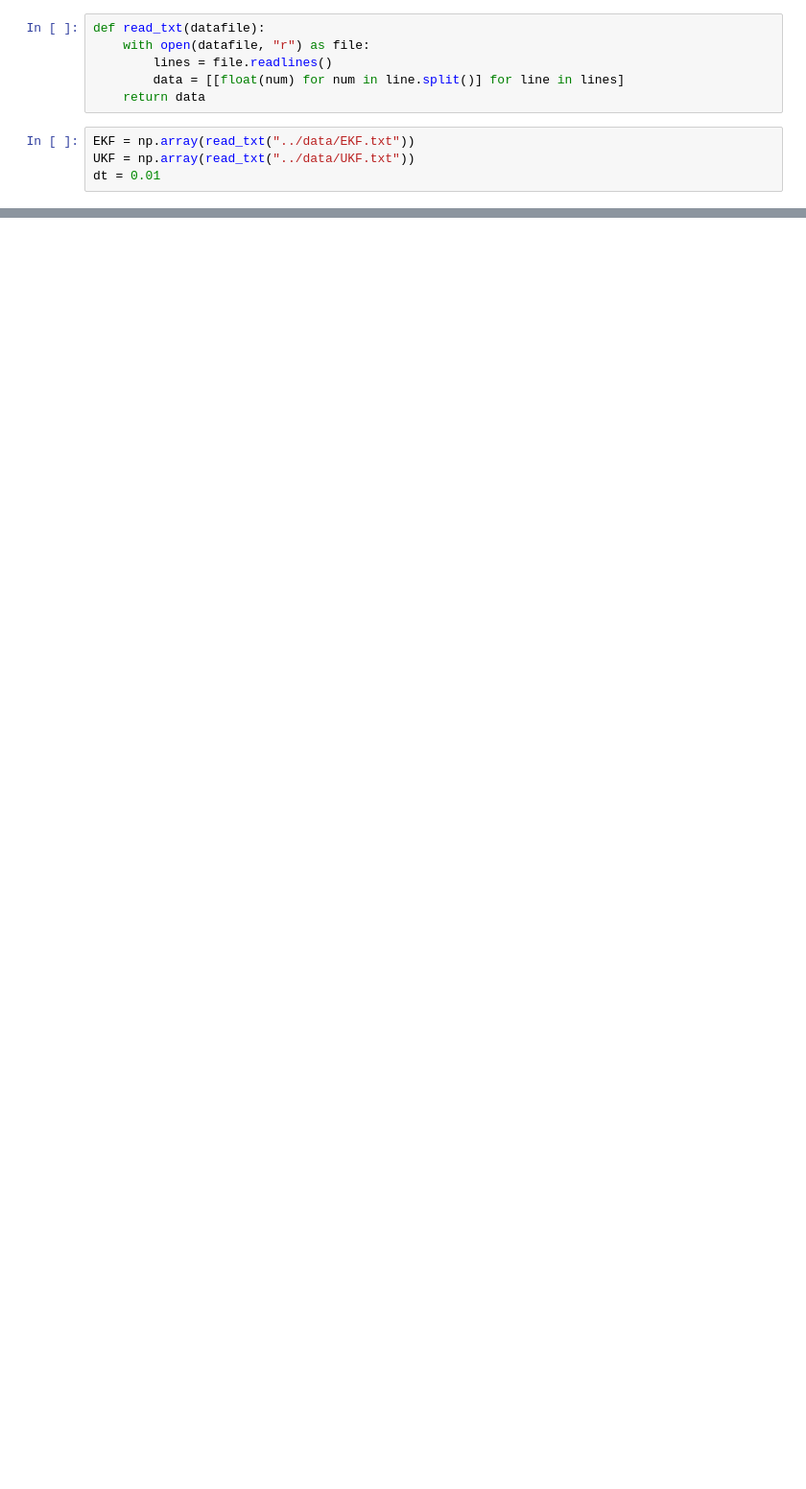
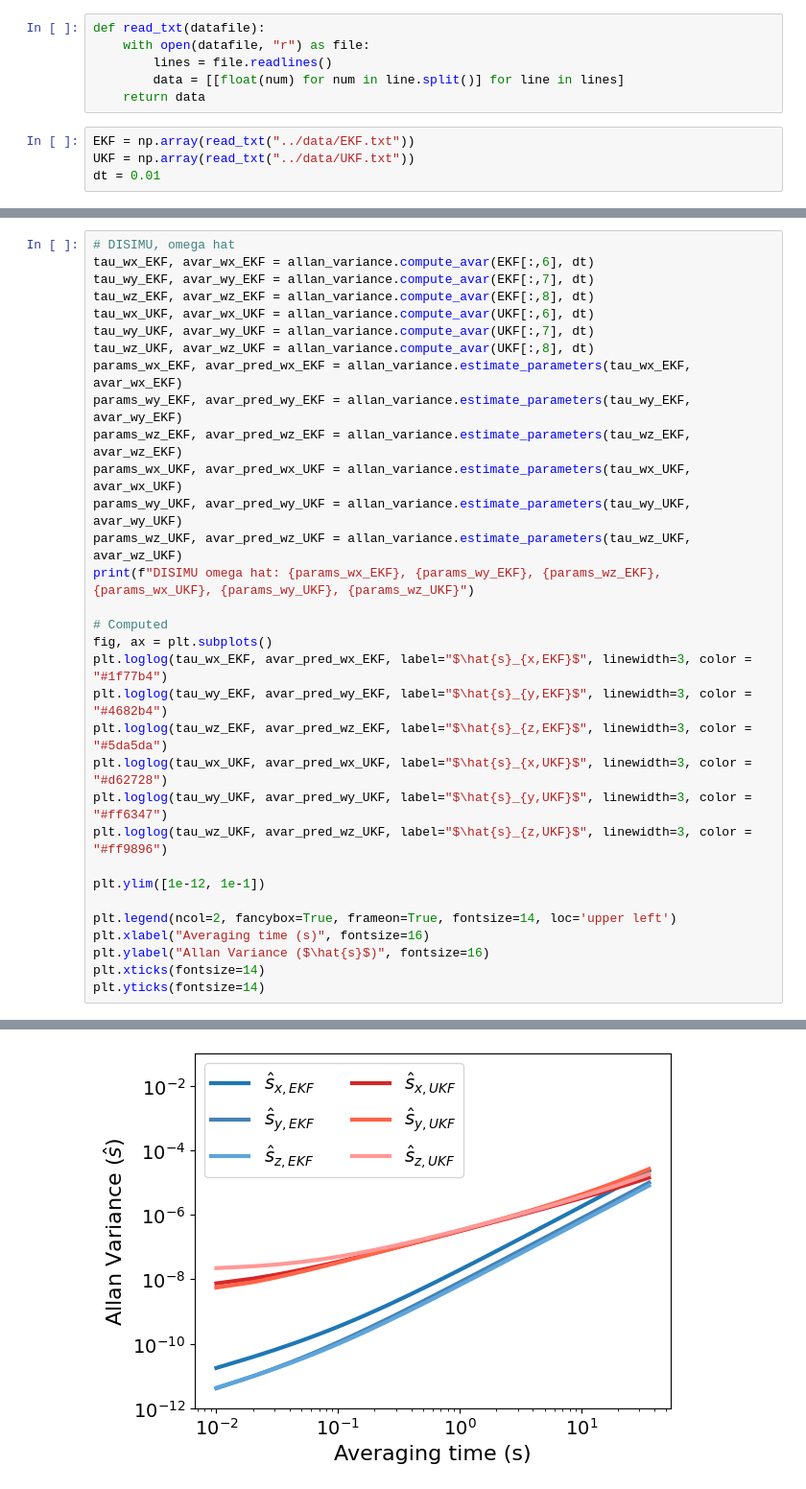
Before and after one commit to schoi355/multi_imu_fusion, a Jupyter notebook: code/plot_EKF_UKF.ipynb, the cells around one changed output, grey strips where cells are left out. Shown: that part at 96% size. Cells and saved outputs as stored; diff of their text form; blank space fills up the shorter version.

```diff
--- a/code/plot_EKF_UKF.ipynb
+++ b/code/plot_EKF_UKF.ipynb
@@ -72,0 +85,33 @@ Text(0, 0.5, 'Allan Variance ($\\hat{\\omega}$)')
+# %%
+# DISIMU, omega hat
+tau_wx_EKF, avar_wx_EKF = allan_variance.compute_avar(EKF[:,6], dt)
+tau_wy_EKF, avar_wy_EKF = allan_variance.compute_avar(EKF[:,7], dt)
+tau_wz_EKF, avar_wz_EKF = allan_variance.compute_avar(EKF[:,8], dt)
+tau_wx_UKF, avar_wx_UKF = allan_variance.compute_avar(UKF[:,6], dt)
+tau_wy_UKF, avar_wy_UKF = allan_variance.compute_avar(UKF[:,7], dt)
+tau_wz_UKF, avar_wz_UKF = allan_variance.compute_avar(UKF[:,8], dt)
+params_wx_EKF, avar_pred_wx_EKF = allan_variance.estimate_parameters(tau_wx_EKF, avar_wx_EKF)
+params_wy_EKF, avar_pred_wy_EKF = allan_variance.estimate_parameters(tau_wy_EKF, avar_wy_EKF)
+params_wz_EKF, avar_pred_wz_EKF = allan_variance.estimate_parameters(tau_wz_EKF, avar_wz_EKF)
+params_wx_UKF, avar_pred_wx_UKF = allan_variance.estimate_parameters(tau_wx_UKF, avar_wx_UKF)
+params_wy_UKF, avar_pred_wy_UKF = allan_variance.estimate_parameters(tau_wy_UKF, avar_wy_UKF)
+params_wz_UKF, avar_pred_wz_UKF = allan_variance.estimate_parameters(tau_wz_UKF, avar_wz_UKF)
+print(f"DISIMU omega hat: {params_wx_EKF}, {params_wy_EKF}, {params_wz_EKF}, {params_wx_UKF}, {params_wy_UKF}, {params_wz_UKF}")
+
+# Computed
+fig, ax = plt.subplots()
+plt.loglog(tau_wx_EKF, avar_pred_wx_EKF, label="$\hat{s}_{x,EKF}$", linewidth=3, color = "#1f77b4")
+plt.loglog(tau_wy_EKF, avar_pred_wy_EKF, label="$\hat{s}_{y,EKF}$", linewidth=3, color = "#4682b4")
+plt.loglog(tau_wz_EKF, avar_pred_wz_EKF, label="$\hat{s}_{z,EKF}$", linewidth=3, color = "#5da5da")
+plt.loglog(tau_wx_UKF, avar_pred_wx_UKF, label="$\hat{s}_{x,UKF}$", linewidth=3, color = "#d62728")
+plt.loglog(tau_wy_UKF, avar_pred_wy_UKF, label="$\hat{s}_{y,UKF}$", linewidth=3, color = "#ff6347")
+plt.loglog(tau_wz_UKF, avar_pred_wz_UKF, label="$\hat{s}_{z,UKF}$", linewidth=3, color = "#ff9896")
+
+plt.ylim([1e-12, 1e-1])
+
+plt.legend(ncol=2, fancybox=True, frameon=True, fontsize=14, loc='upper left')
+plt.xlabel("Averaging time (s)", fontsize=16)
+plt.ylabel("Allan Variance ($\hat{s}$)", fontsize=16)
+plt.xticks(fontsize=14)
+plt.yticks(fontsize=14)
+# %% [output]
@@ -72,0 +146 @@ Text(0, 0.5, 'Allan Variance ($\\hat{\\omega}$)')
+[figure, added]
```
Also changed, not shown: parts of 13 cells of this notebook, 5 other files.
